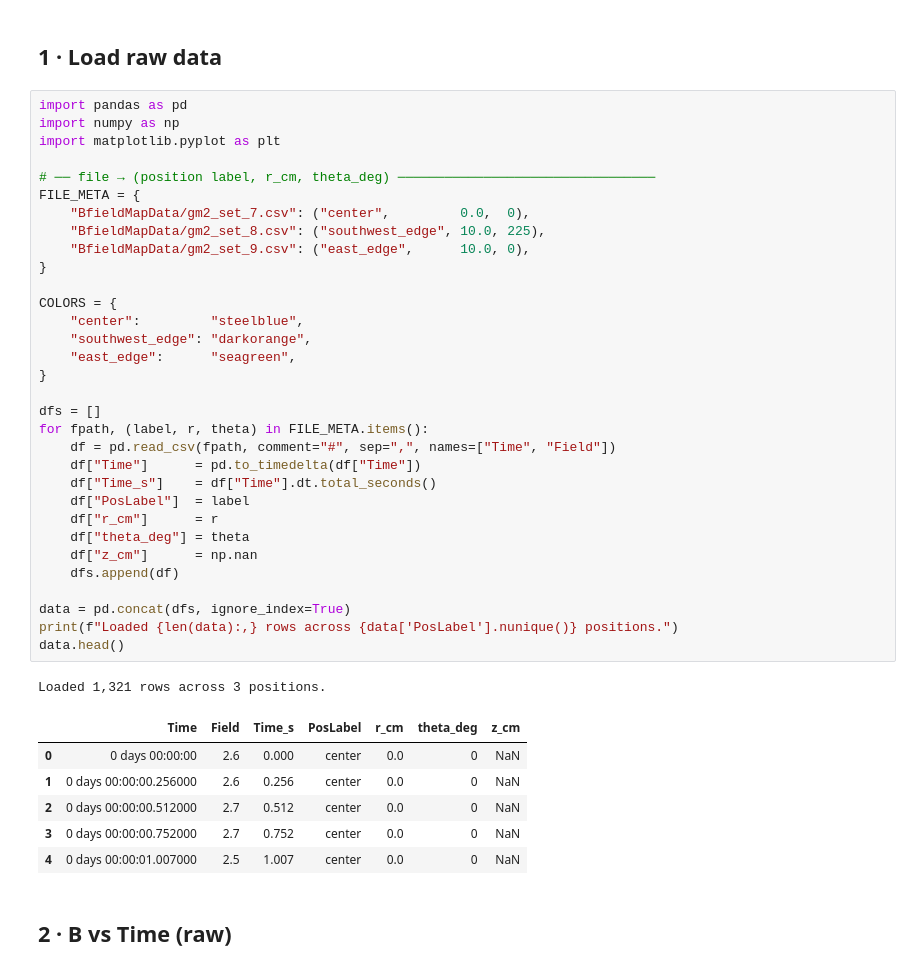
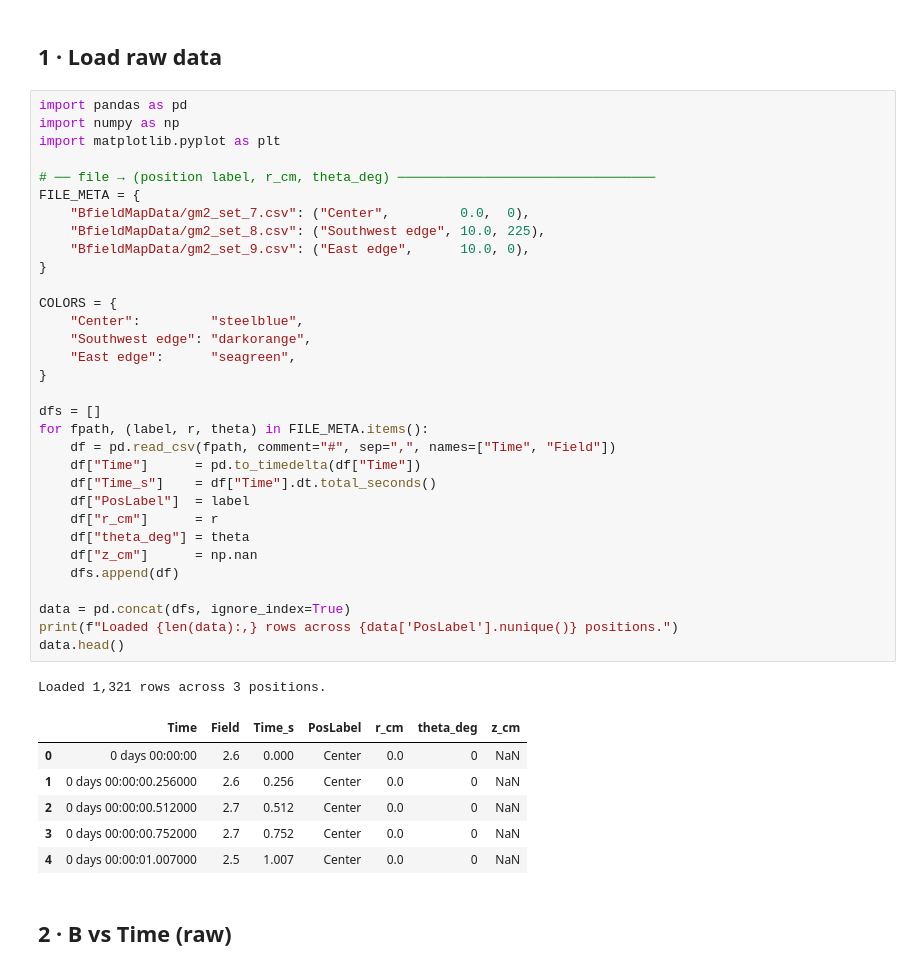
Before and after one commit to Zslw/mri-translational-force-n-torque-analysis, a Jupyter notebook: JupyterLab/BfieldSIM/BfieldAnalysis.ipynb, the cells around one changed output. Drawn from its saved outputs; the diff is of its cells as text.

```diff
--- a/JupyterLab/BfieldSIM/BfieldAnalysis.ipynb
+++ b/JupyterLab/BfieldSIM/BfieldAnalysis.ipynb
@@ -3,43 +3,43 @@
 # %%
 import pandas as pd
 import numpy as np
 import matplotlib.pyplot as plt
 
 # ── file → (position label, r_cm, theta_deg) ─────────────────────────────────
 FILE_META = {
-    "BfieldMapData/gm2_set_7.csv": ("center",         0.0,  0),
-    "BfieldMapData/gm2_set_8.csv": ("southwest_edge", 10.0, 225),
-    "BfieldMapData/gm2_set_9.csv": ("east_edge",      10.0, 0),
+    "BfieldMapData/gm2_set_7.csv": ("Center",         0.0,  0),
+    "BfieldMapData/gm2_set_8.csv": ("Southwest edge", 10.0, 225),
+    "BfieldMapData/gm2_set_9.csv": ("East edge",      10.0, 0),
 }
 
 COLORS = {
-    "center":         "steelblue",
-    "southwest_edge": "darkorange",
-    "east_edge":      "seagreen",
+    "Center":         "steelblue",
+    "Southwest edge": "darkorange",
+    "East edge":      "seagreen",
 }
 
 dfs = []
 for fpath, (label, r, theta) in FILE_META.items():
     df = pd.read_csv(fpath, comment="#", sep=",", names=["Time", "Field"])
     df["Time"]      = pd.to_timedelta(df["Time"])
     df["Time_s"]    = df["Time"].dt.total_seconds()
     df["PosLabel"]  = label
     df["r_cm"]      = r
     df["theta_deg"] = theta
     df["z_cm"]      = np.nan
     dfs.append(df)
 
 data = pd.concat(dfs, ignore_index=True)
 print(f"Loaded {len(data):,} rows across {data['PosLabel'].nunique()} positions.")
 data.head()
 # %% [output]
 Loaded 1,321 rows across 3 positions.
 |  | Time | Field | Time_s | PosLabel | r_cm | theta_deg | z_cm |
-| 0 | 0 days 00:00:00 | 2.6 | 0.000 | center | 0.0 | 0 | NaN |
-| 1 | 0 days 00:00:00.256000 | 2.6 | 0.256 | center | 0.0 | 0 | NaN |
-| 2 | 0 days 00:00:00.512000 | 2.7 | 0.512 | center | 0.0 | 0 | NaN |
-| 3 | 0 days 00:00:00.752000 | 2.7 | 0.752 | center | 0.0 | 0 | NaN |
-| 4 | 0 days 00:00:01.007000 | 2.5 | 1.007 | center | 0.0 | 0 | NaN |
+| 0 | 0 days 00:00:00 | 2.6 | 0.000 | Center | 0.0 | 0 | NaN |
+| 1 | 0 days 00:00:00.256000 | 2.6 | 0.256 | Center | 0.0 | 0 | NaN |
+| 2 | 0 days 00:00:00.512000 | 2.7 | 0.512 | Center | 0.0 | 0 | NaN |
+| 3 | 0 days 00:00:00.752000 | 2.7 | 0.752 | Center | 0.0 | 0 | NaN |
+| 4 | 0 days 00:00:01.007000 | 2.5 | 1.007 | Center | 0.0 | 0 | NaN |
 # %% [markdown]
 ## 2 · B vs Time (raw)
 # %%
```
Also changed, not shown: parts of 13 cells of this notebook, 59 other files.
